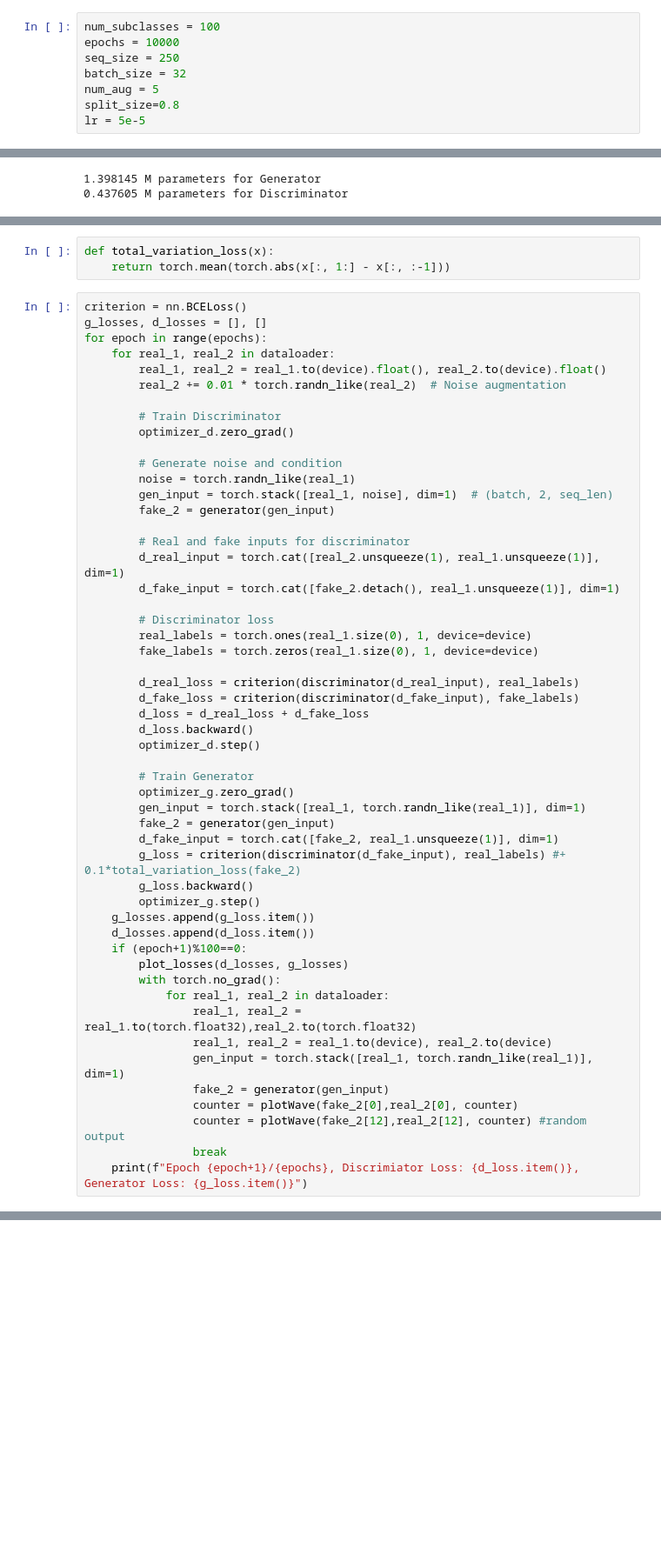
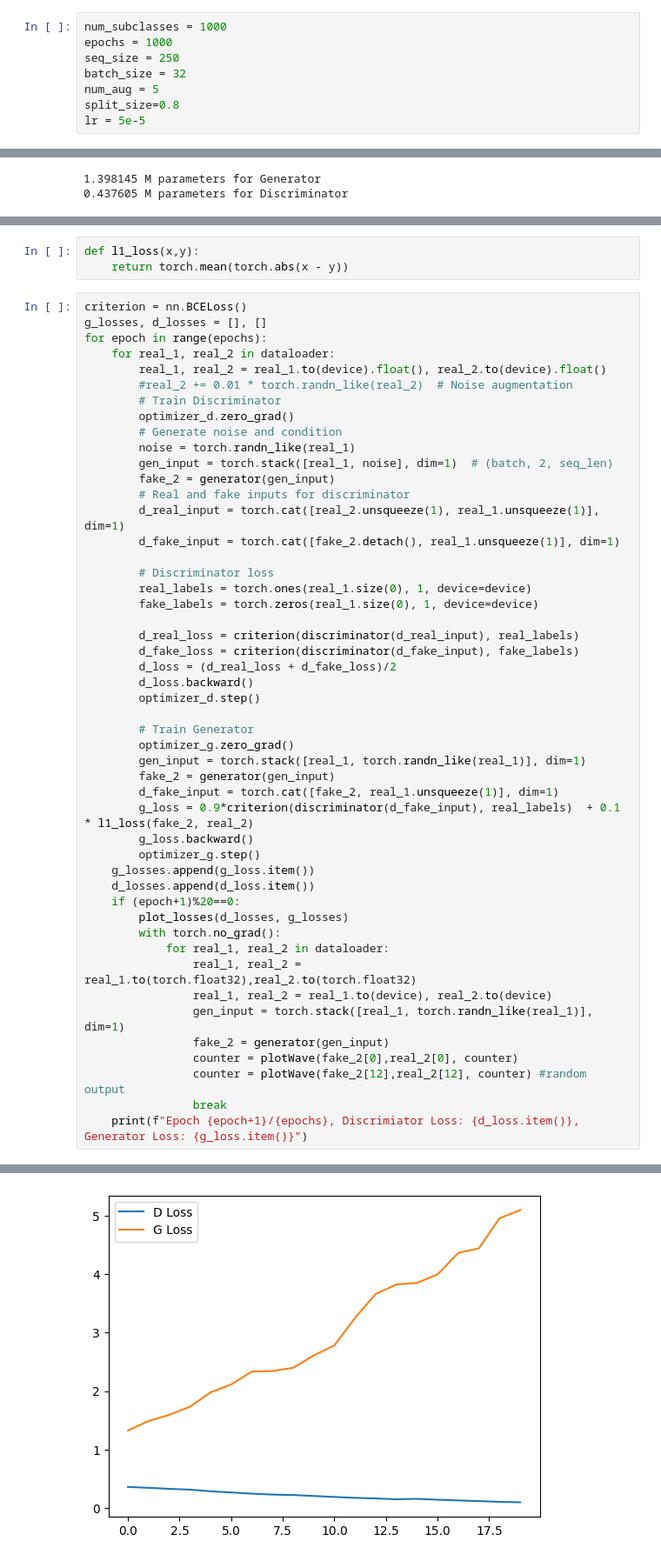
Before and after one commit to Lasers67/BiometricByPass, a Jupyter notebook: src/CGAN.ipynb, the cells around one changed output, grey strips where cells are left out. Shown at 87% size. Saved outputs shown, nothing was run; the diff lists cells and outputs as text; blank space fills up the shorter version.

```diff
--- a/src/CGAN.ipynb
+++ b/src/CGAN.ipynb
@@ -17,8 +17,8 @@ torch.manual_seed(42)
 # %% [output]
 <torch._C.Generator at 0x...>
 # %%
-num_subclasses = 100
-epochs = 10000
+num_subclasses = 1000
+epochs = 1000
 seq_size = 250
 batch_size = 32
 num_aug = 5
@@ -228,24 +226,21 @@ def plotWave(X, Y, c=0):
 
     return c + 1
 # %%
-def total_variation_loss(x):
-    return torch.mean(torch.abs(x[:, 1:] - x[:, :-1]))
+def l1_loss(x,y):
+    return torch.mean(torch.abs(x - y))
 # %%
 criterion = nn.BCELoss()
 g_losses, d_losses = [], []
 for epoch in range(epochs):
     for real_1, real_2 in dataloader:
         real_1, real_2 = real_1.to(device).float(), real_2.to(device).float()
-        real_2 += 0.01 * torch.randn_like(real_2)  # Noise augmentation
-
+        #real_2 += 0.01 * torch.randn_like(real_2)  # Noise augmentation
         # Train Discriminator
         optimizer_d.zero_grad()
-
         # Generate noise and condition
         noise = torch.randn_like(real_1)
         gen_input = torch.stack([real_1, noise], dim=1)  # (batch, 2, seq_len)
         fake_2 = generator(gen_input)
-
         # Real and fake inputs for discriminator
         d_real_input = torch.cat([real_2.unsqueeze(1), real_1.unsqueeze(1)], dim=1)
         d_fake_input = torch.cat([fake_2.detach(), real_1.unsqueeze(1)], dim=1)
@@ -256,7 +251,7 @@ for epoch in range(epochs):
 
         d_real_loss = criterion(discriminator(d_real_input), real_labels)
         d_fake_loss = criterion(discriminator(d_fake_input), fake_labels)
-        d_loss = d_real_loss + d_fake_loss
+        d_loss = (d_real_loss + d_fake_loss)/2
         d_loss.backward()
         optimizer_d.step()
 
@@ -265,12 +260,12 @@ for epoch in range(epochs):
         gen_input = torch.stack([real_1, torch.randn_like(real_1)], dim=1)
         fake_2 = generator(gen_input)
         d_fake_input = torch.cat([fake_2, real_1.unsqueeze(1)], dim=1)
-        g_loss = criterion(discriminator(d_fake_input), real_labels) #+  0.1*total_variation_loss(fake_2)
+        g_loss = 0.9*criterion(discriminator(d_fake_input), real_labels)  + 0.1 * l1_loss(fake_2, real_2)
         g_loss.backward()
         optimizer_g.step()
     g_losses.append(g_loss.item())
     d_losses.append(d_loss.item())
-    if (epoch+1)%100==0:
+    if (epoch+1)%20==0:
         plot_losses(d_losses, g_losses)
         with torch.no_grad():
             for real_1, real_2 in dataloader:
@@ -298,0 +300 @@ Epoch 13/10000, Discrimiator Loss: 0.017504317685961723, Generator Loss: 6.92143
+[figure, added]
```
Also changed, not shown: parts of 2 cells of this notebook, 2 other files.
